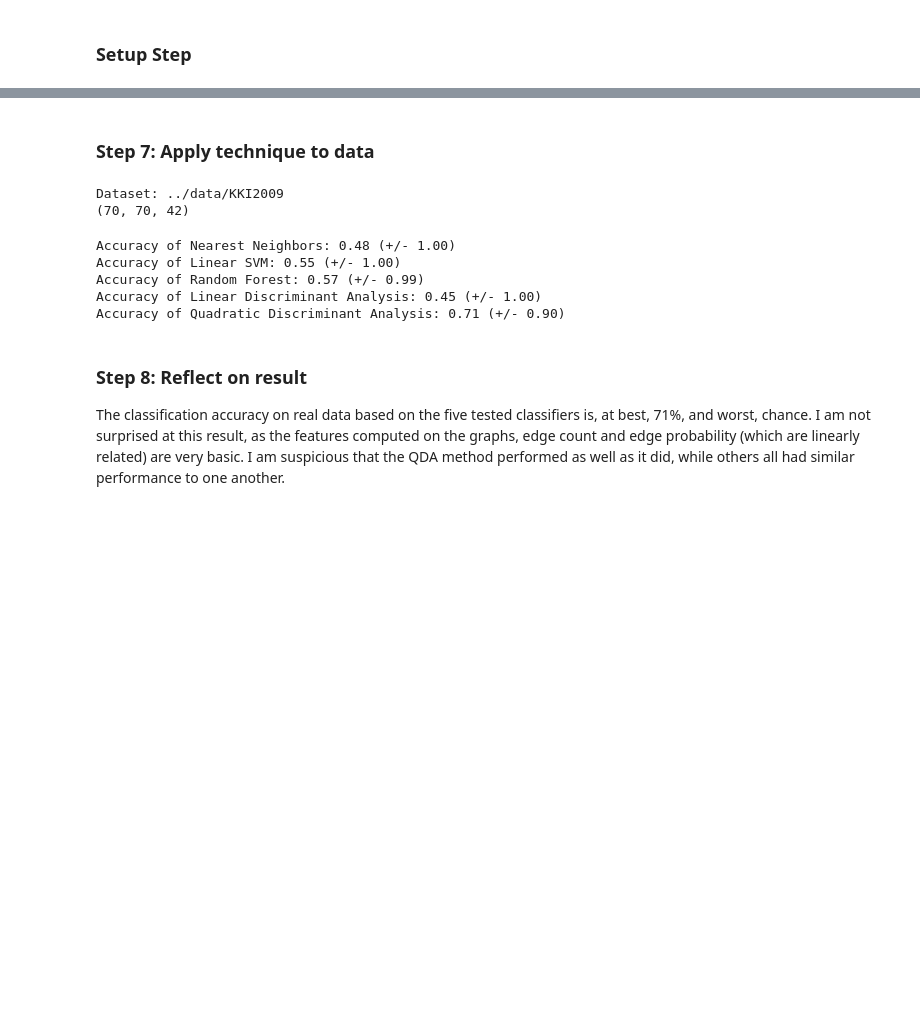
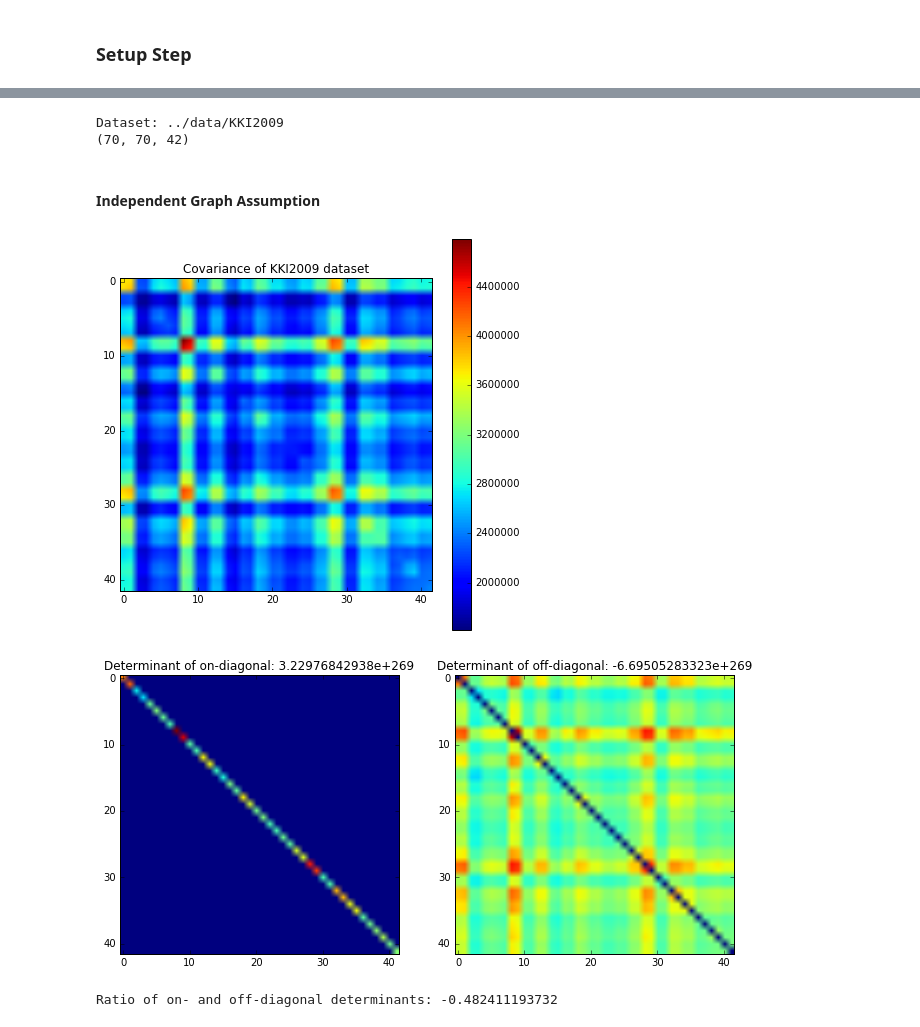
Before and after one commit to Upward-Spiral-Science/TA, a Jupyter notebook: code/test_assumptions.ipynb, the cells around one changed output, grey strips where cells are left out. Cells and saved outputs as stored; diff of their text form; code cells hidden in the pictures; blank space fills up the shorter version.

Commit message:
adressed first 2 of 3 assumptions

```diff
--- a/code/test_assumptions.ipynb
+++ b/code/test_assumptions.ipynb
@@ -113,3 +39 @@ plt.show()
-# %% [markdown]
-### Step 7: Apply technique to data
 # %%
@@ -147,22 +76,36 @@ features = np.array((xf, xf/( 70**2 * 22))).T
 # %% [output]
 Dataset: ../data/KKI2009
 (70, 70, 42)
-# %%
-accuracy=np.zeros((len(classifiers),2))
-X_train, X_test, y_train, y_test = cross_validation.train_test_split(features, y, test_size=0.4, random_state=0)
-for idx, cla in enumerate(classifiers):
-    clf = cla.fit(X_train, y_train)
-    loo = LeaveOneOut(len(features))
-    scores = cross_validation.cross_val_score(clf, features, y, cv=loo)
-    accuracy[idx,] = [scores.mean(), scores.std()]
-    print("Accuracy of %s: %0.2f (+/- %0.2f)" % (names[idx], scores.mean(), scores.std() * 2))
-# %% [output]
-Accuracy of Nearest Neighbors: 0.48 (+/- 1.00)
-Accuracy of Linear SVM: 0.55 (+/- 1.00)
-Accuracy of Random Forest: 0.57 (+/- 0.99)
-Accuracy of Linear Discriminant Analysis: 0.45 (+/- 1.00)
-Accuracy of Quadratic Discriminant Analysis: 0.71 (+/- 0.90)
-# %% [markdown]
-### Step 8: Reflect on result
-
-The classification accuracy on real data based on the five tested classifiers is, at best, 71%, and worst, chance. I am not surprised at this result, as the features computed on the graphs, edge count and edge probability (which are linearly related) are very basic. I am suspicious that the QDA method performed as well as it did, while others all had similar performance to one another.
+# %% [markdown]
+#### Independent Graph Assumption
+# %%
+vectorized = np.reshape(X, (X.shape[0]**2, X.shape[2])).T
+covar = np.cov(vectorized)
+
+plt.figure(figsize=(7,7))
+plt.imshow(covar)
+plt.title('Covariance of KKI2009 dataset')
+plt.colorbar()
+plt.show()
+
+diag = covar.diagonal()*np.eye(covar.shape[0])
+hollow = covar-diag
+d_det = np.linalg.det(diag)
+h_det = np.linalg.det(hollow)
+
+plt.figure(figsize=(11,8))
+plt.subplot(121)
+plt.imshow(diag)
+plt.clim([0, np.max(covar)])
+plt.title('Determinant of on-diagonal: ' + str(d_det))
+plt.subplot(122)
+plt.imshow(hollow)
+plt.clim([0, np.max(covar)])
+plt.title('Determinant of off-diagonal: ' + str(h_det))
+plt.show()
+
+print "Ratio of on- and off-diagonal determinants: " + str(d_det/h_det)
+# %% [output]
+[figure, added]
+[figure, added]
+Ratio of on- and off-diagonal determinants: -0.482411193732
```
Also changed, not shown: parts of 19 cells of this notebook.
